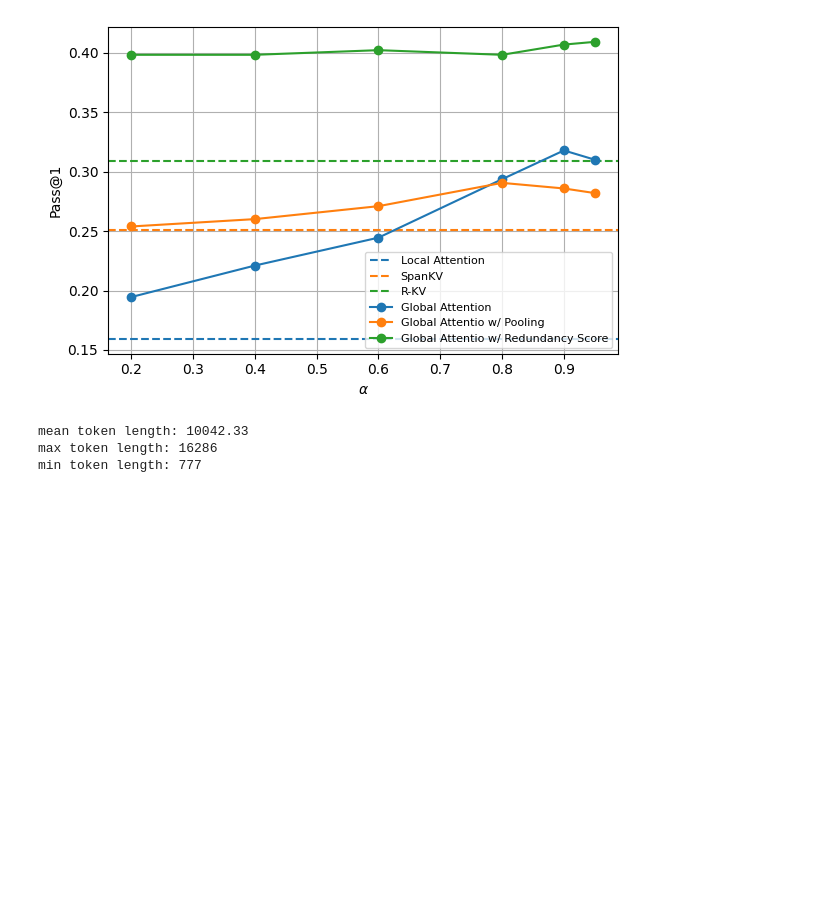
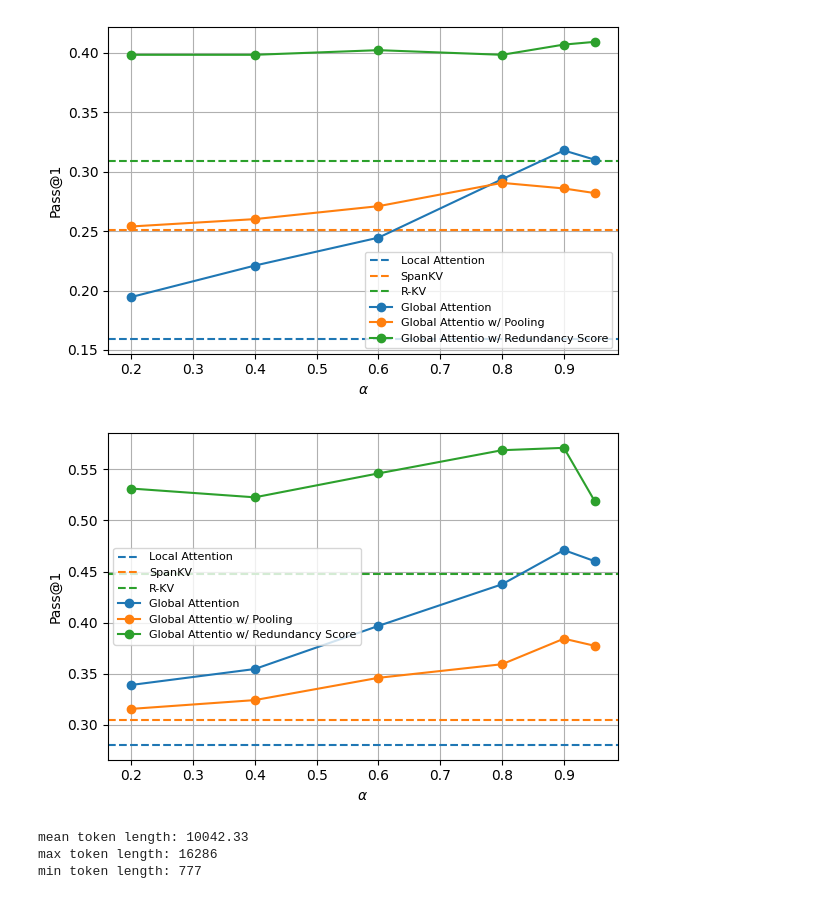
Before and after one commit to microsoft/G-KV, a Jupyter notebook: evaluate.ipynb, the cells around one changed output. Drawn from its saved outputs; the diff is of its cells as text; code cells hidden in the pictures; blank space fills up the shorter version.

Commit message:
plot

```diff
--- a/evaluate.ipynb
+++ b/evaluate.ipynb
@@ -132,6 +132,41 @@ plt.savefig("pdf/amc23_pass_at_1.pdf", format="pdf")
 plt.show()
 # %% [output]
 [figure]
+# %%
+import matplotlib.pyplot as plt
+
+
+alpha = [ 0.2, 0.4, 0.6, 0.8, 0.9, 0.95]
+h2o = [0.3390, 0.3546, 0.3968, 0.4375, 0.4710, 0.4601]
+snapkv = [0.3156, 0.3242, 0.3460, 0.3593, 0.3843, 0.3773]
+rkv = [0.5312, 0.5226, 0.5460, 0.5687, 0.5710, 0.5187]
+
+colors = ["#1f77b4", "#ff7f0e", "#2ca02c", "#d62728", "#9467bd", "#8c564b", "#e377c2"]
+
+# 绘图
+plt.figure(figsize=(6, 4))
+
+plt.axhline(y=0.2804, color=colors[0], linestyle="--", label="Local Attention")
+plt.axhline(y=0.3046, color=colors[1], linestyle="--", label="SpanKV")
+plt.axhline(y=0.4476, color=colors[2], linestyle="--", label="R-KV")
+
+plt.plot(alpha, h2o, marker="o", label="Global Attention")
+plt.plot(alpha, snapkv, marker="o", label="Global Attentio w/ Pooling")
+plt.plot(alpha, rkv, marker="o", label="Global Attentio w/ Redundancy Score")
+
+# 图形设置
+# plt.title("Performance vs Alpha")
+plt.xlabel("$\\alpha$")
+plt.ylabel("Pass@1")
+plt.grid(True)
+plt.legend( fontsize=8)
+plt.tight_layout()
+plt.savefig("pdf/amc23_pass_at_1.pdf", format="pdf")
+
+# 显示图像
+plt.show()
+# %% [output]
+[figure, added]
 # %%
 # mean token length
 lens=[res[i]['output_tokens'] for i in range(len(res))]
```
Also changed, not shown: 10 other files.
